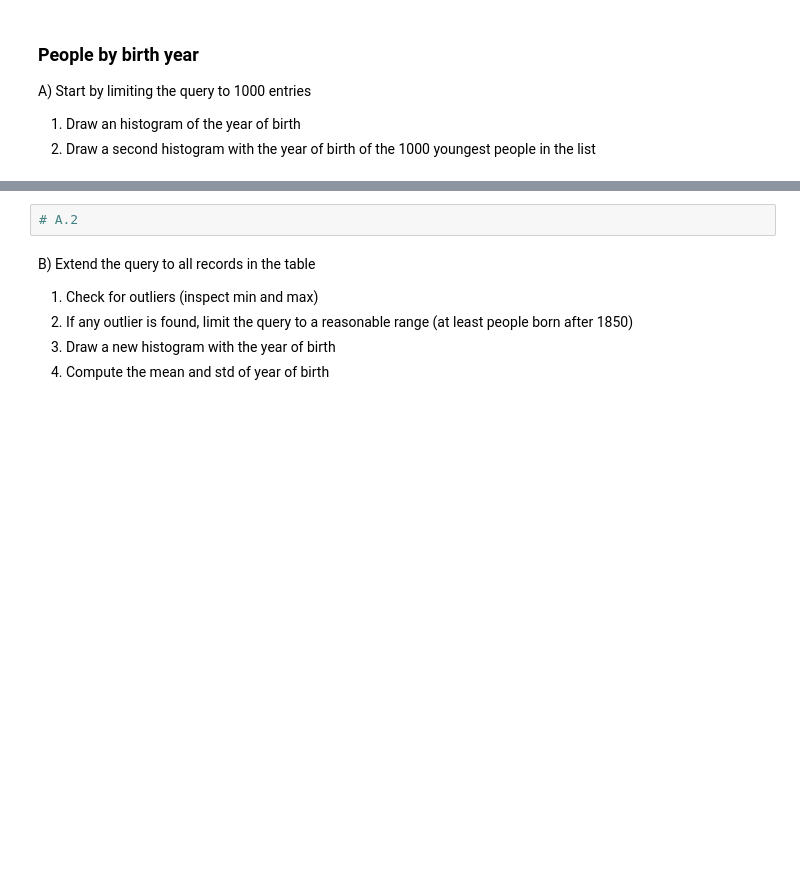
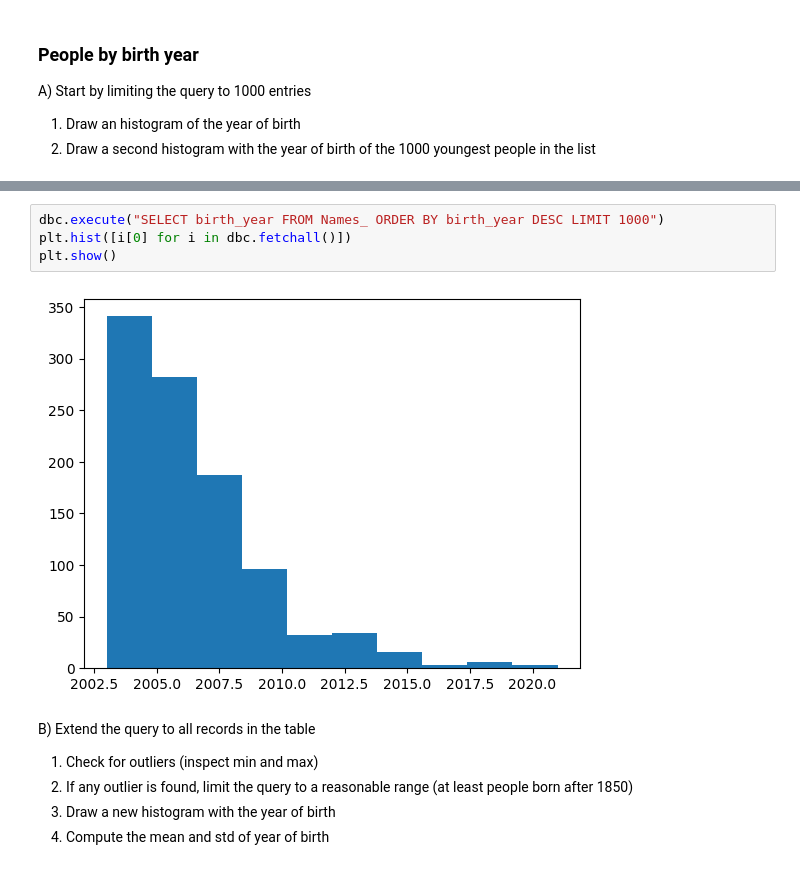
Before and after one commit to gulbord/MAPD-B, a Jupyter notebook: mysql/notebooks/MySQL.ipynb, the cells around one changed output, grey strips where cells are left out. Drawn from its saved outputs; the diff is of its cells as text; blank space fills up the shorter version.

```diff
--- a/mysql/notebooks/MySQL.ipynb
+++ b/mysql/notebooks/MySQL.ipynb
@@ -1627,5 +1674,9 @@ A) Start by limiting the query to 1000 entries
 # %%
-# A.2
+dbc.execute("SELECT birth_year FROM Names_ ORDER BY birth_year DESC LIMIT 1000")
+plt.hist([i[0] for i in dbc.fetchall()])
+plt.show()
+# %% [output]
+[figure, added]
 # %% [markdown]
 B) Extend the query to all records in the table
 
```
Also changed, not shown: parts of 39 cells of this notebook.
